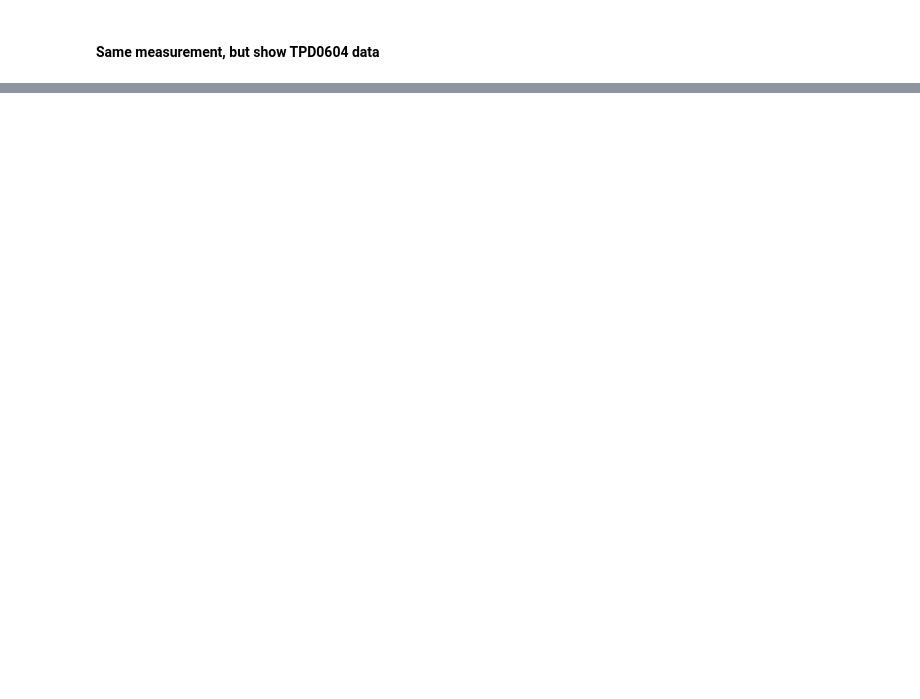
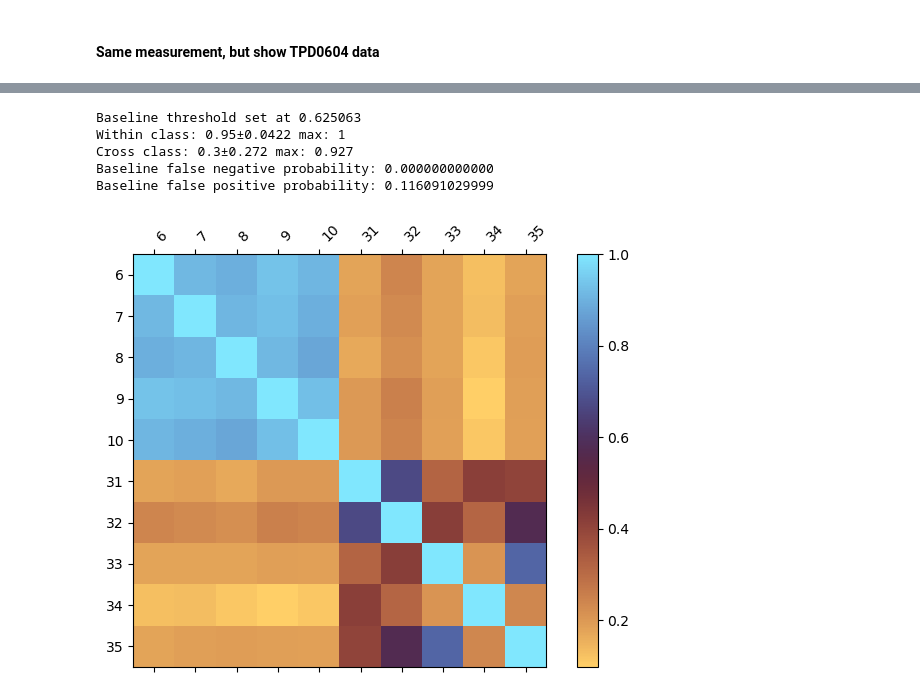
Before and after one commit to jaseg/sampling-mesh-monitor, a Jupyter notebook: jupyter_notebooks/classifier_tests.ipynb, the cells around one changed output, grey strips where cells are left out. Drawn from its saved outputs; the diff is of its cells as text; code cells hidden in the pictures; blank space fills up the shorter version.

```diff
--- a/jupyter_notebooks/classifier_tests.ipynb
+++ b/jupyter_notebooks/classifier_tests.ipynb
@@ -76,0 +137,27 @@ len(list({key: val for key, values in data.items() for val in values if val['inf
+# %%
+def newest_for_mesh(chip='pi3hdx12211'):
+    out = {}
+    for key, entries in data.items():
+        entries = [e for e in entries if e['info']['chip'] == chip]
+        out[key] = entries[0]
+        for value in entries[1:]:
+            if value['info']['timestamp'] > out[key]['info']['timestamp']:
+                out[key] = value
+    return out
+
+data_newest = newest_for_mesh()
+mod_baseline = {pitch: [
+                        data_newest[f'M-SP-PITCH-V2-{serial:04d}-{pitch}']
+                        for serial in [6, 7, 8, 9, 10]]
+                for pitch in [0.3, 0.4, 0.6, 1.0]}
+
+mod_modified = {(mod, pitch): [
+                        value
+                        for value in data_newest.values()
+                        if mod in value['info']['mods']
+                        and value['info']['pitch'] == str(pitch)]
+                for mod, pitch in itertools.product(['open', 'short_within_trace', 'short_across_traces'],
+                                                    [0.3, 0.4, 0.6, 1.0])}
+
+#{k: [e['info']['timestamp'] for e in v] for k, v in mod_baseline.items()}
+{k: [e['info']['meta'] for e in v] for k, v in mod_modified.items()}
@@ -272,0 +386,9 @@ Baseline false positive probability: 0.371486182687
+# %%
+plot_vector_covar(mod_baseline[0.3], mod_modified['short_across_traces', 0.3])
+# %% [output]
+Baseline threshold set at 0.625063
+Within class: 0.95±0.0422 max: 1
+Cross class: 0.3±0.272 max: 0.927
+Baseline false negative probability: 0.000000000000
+Baseline false positive probability: 0.116091029999
+[figure, added]
```
Also changed, not shown: parts of 24 cells of this notebook.
